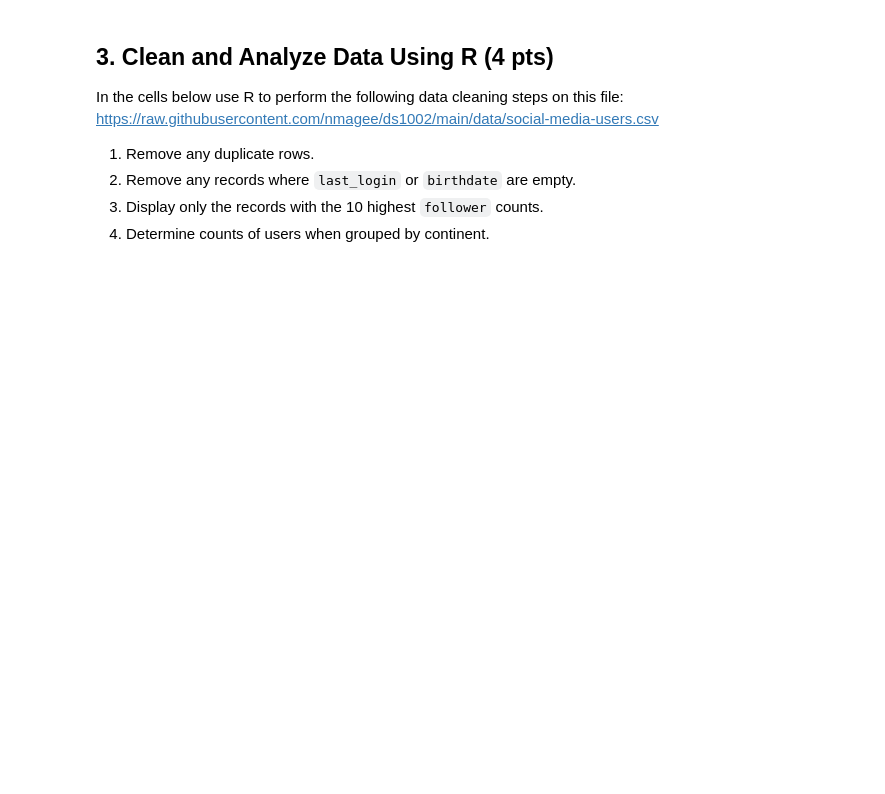
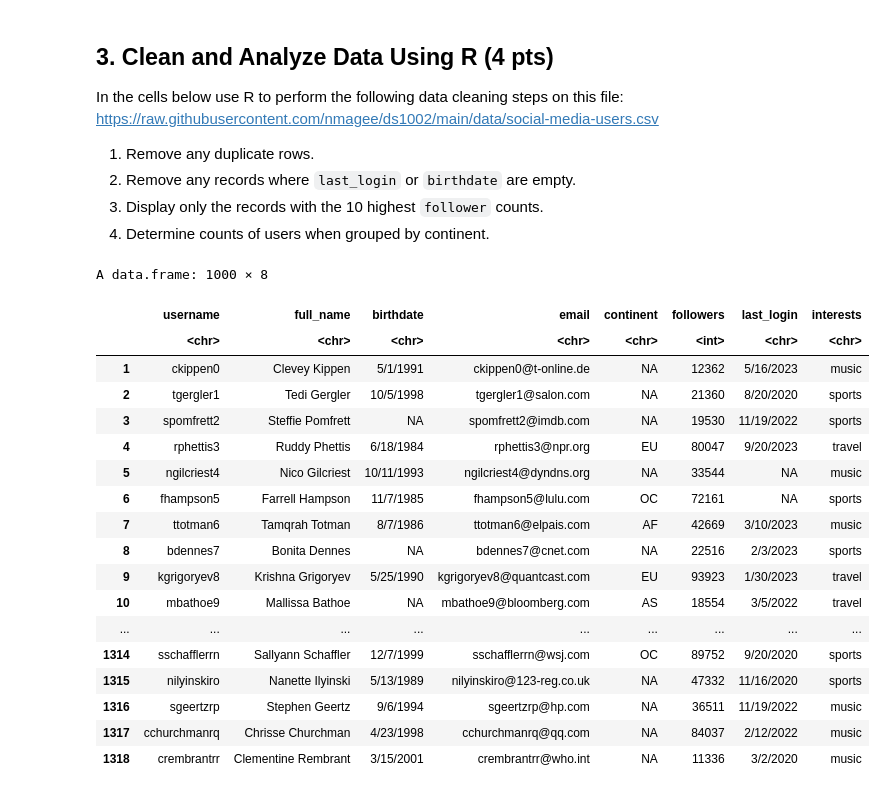
Before and after one commit to ArnavPabby/ds1002-ncn6dt, a Jupyter notebook: homework/week-15.ipynb, the cells around one changed output. Drawn from its saved outputs; the diff is of its cells as text; code cells hidden in the pictures; blank space fills up the shorter version.

```diff
--- a/homework/week-15.ipynb
+++ b/homework/week-15.ipynb
@@ -86,0 +91,29 @@ https://raw.githubusercontent.com/nmagee/ds1002/main/data/social-media-users.csv
+# %%
+#
+df <- read.csv("https://raw.githubusercontent.com/nmagee/ds1002/main/data/social-media-users.csv")
+# %%
+#
+df <- df[!duplicated(df), ]
+# %%
+df[df == ""] <- NA
+df
+# %% [output]
+A data.frame: 1000 × 8
+|  | username | full_name | birthdate | email | continent | followers | last_login | interests |
+|  | <chr> | <chr> | <chr> | <chr> | <chr> | <int> | <chr> | <chr> |
+| 1 | ckippen0 | Clevey Kippen | 5/1/1991 | ckippen0@t-online.de | NA | 12362 | 5/16/2023 | music |
+| 2 | tgergler1 | Tedi Gergler | 10/5/1998 | tgergler1@salon.com | NA | 21360 | 8/20/2020 | sports |
+| 3 | spomfrett2 | Steffie Pomfrett | NA | spomfrett2@imdb.com | NA | 19530 | 11/19/2022 | sports |
+| 4 | rphettis3 | Ruddy Phettis | 6/18/1984 | rphettis3@npr.org | EU | 80047 | 9/20/2023 | travel |
+| 5 | ngilcriest4 | Nico Gilcriest | 10/11/1993 | ngilcriest4@dyndns.org | NA | 33544 | NA | music |
+| 6 | fhampson5 | Farrell Hampson | 11/7/1985 | fhampson5@lulu.com | OC | 72161 | NA | sports |
+| 7 | ttotman6 | Tamqrah Totman | 8/7/1986 | ttotman6@elpais.com | AF | 42669 | 3/10/2023 | music |
+| 8 | bdennes7 | Bonita Dennes | NA | bdennes7@cnet.com | NA | 22516 | 2/3/2023 | sports |
+| 9 | kgrigoryev8 | Krishna Grigoryev | 5/25/1990 | kgrigoryev8@quantcast.com | EU | 93923 | 1/30/2023 | travel |
+| 10 | mbathoe9 | Mallissa Bathoe | NA | mbathoe9@bloomberg.com | AS | 18554 | 3/5/2022 | travel |
+| ... | ... | ... | ... | ... | ... | ... | ... | ... |
+| 1314 | sschafflerrn | Sallyann Schaffler | 12/7/1999 | sschafflerrn@wsj.com | OC | 89752 | 9/20/2020 | sports |
+| 1315 | nilyinskiro | Nanette Ilyinski | 5/13/1989 | nilyinskiro@123-reg.co.uk | NA | 47332 | 11/16/2020 | sports |
+| 1316 | sgeertzrp | Stephen Geertz | 9/6/1994 | sgeertzrp@hp.com | NA | 36511 | 11/19/2022 | music |
+| 1317 | cchurchmanrq | Chrisse Churchman | 4/23/1998 | cchurchmanrq@qq.com | NA | 84037 | 2/12/2022 | music |
+| 1318 | crembrantrr | Clementine Rembrant | 3/15/2001 | crembrantrr@who.int | NA | 11336 | 3/2/2020 | music |
```
Also changed, not shown: parts of 11 cells of this notebook.
